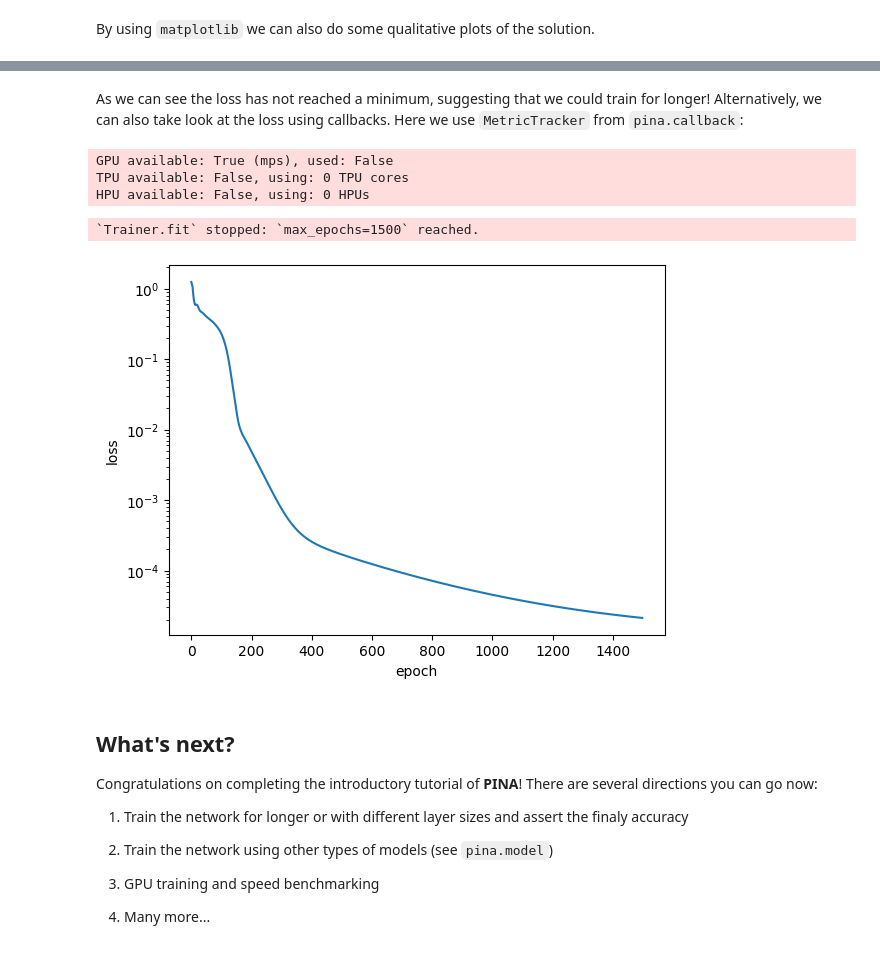
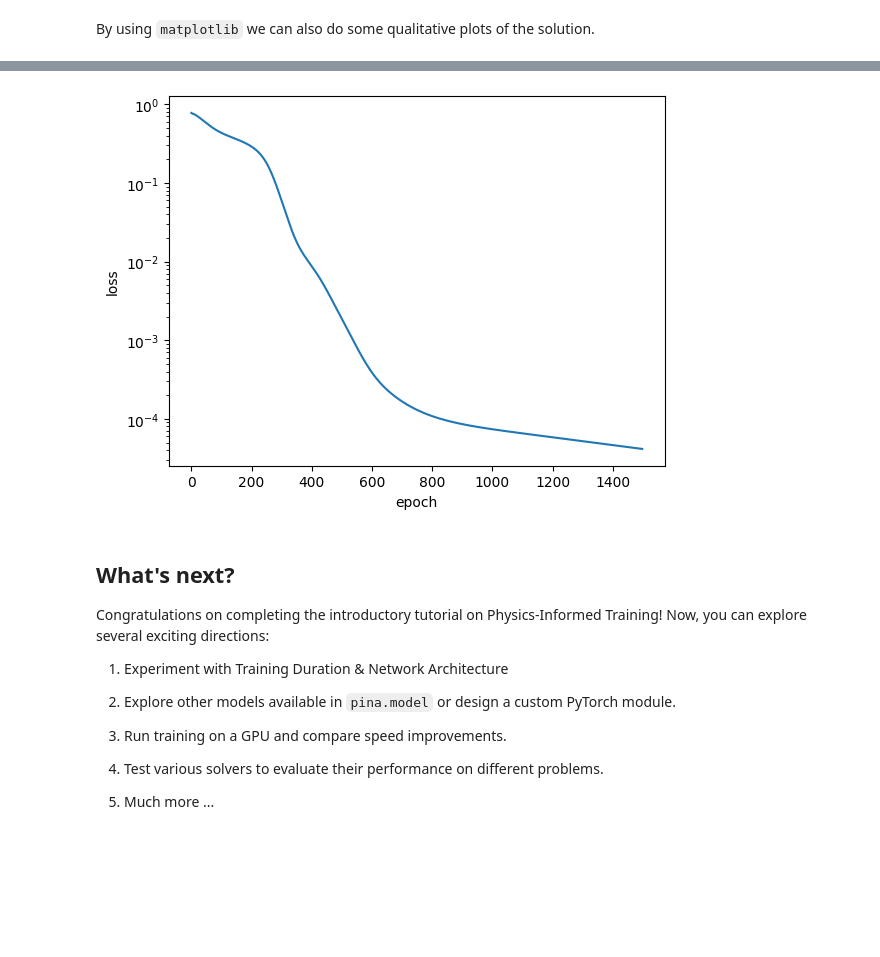
Before and after one commit to mathLab/PINA, a Jupyter notebook: tutorials/tutorial1/tutorial.ipynb, the cells around one changed output, grey strips where cells are left out. Cells and saved outputs as stored; diff of their text form; code cells hidden in the pictures; blank space fills up the shorter version.

Commit message:
update tutorials

```diff
--- a/tutorials/tutorial1/tutorial.ipynb
+++ b/tutorials/tutorial1/tutorial.ipynb
@@ -237,0 +148,4 @@ HPU available: False, using: 0 HPUs
+# %%
+# create the PINN object with RAdam Optimizer, notice that Optimizer need to
+# be wrapped with the pina.optim.TorchOptimizer class
+pinn = PINN(problem, model, TorchOptimizer(torch.optim.RAdam, lr=0.005))
@@ -278,61 +201,26 @@ Reusing TensorBoard on port 6007 (pid 55149), started 0:00:03 ago. (Use '!kill 5
-# %% [markdown]
-As we can see the loss has not reached a minimum, suggesting that we could train for longer! Alternatively, we can also take look at the loss using callbacks. Here we use `MetricTracker` from `pina.callback`:
 # %%
-from pina.callback import MetricTracker
-
-# create the model
-newmodel = FeedForward(
-    layers=[10, 10],
-    func=torch.nn.Tanh,
-    output_dimensions=len(problem.output_variables),
-    input_dimensions=len(problem.input_variables),
-)
-
-# create the PINN object
-newpinn = PINN(
-    problem, newmodel, optimizer=TorchOptimizer(torch.optim.Adam, lr=0.005)
-)
-
-# create the trainer
-newtrainer = Trainer(
-    solver=newpinn,
-    max_epochs=1500,
-    logger=True,  # enable parameter logging
-    callbacks=[MetricTracker()],
-    accelerator="cpu",
-    train_size=1.0,
-    test_size=0.0,
-    val_size=0.0,
-    enable_model_summary=False,
-)  # we train on CPU and avoid model summary at beginning of training (optional)
-
-# train
-newtrainer.train()
-
 # plot loss
-trainer_metrics = newtrainer.callbacks[0].metrics
+trainer_metrics = trainer.callbacks[0].metrics
 loss = trainer_metrics["train_loss"]
 epochs = range(len(loss))
 plt.plot(epochs, loss.cpu())
 # plotting
 plt.xlabel("epoch")
 plt.ylabel("loss")
 plt.yscale("log")
 # %% [output]
-GPU available: True (mps), used: False
-TPU available: False, using: 0 TPU cores
-HPU available: False, using: 0 HPUs
-`Trainer.fit` stopped: `max_epochs=1500` reached.
-[figure, old version]
+[figure, new version]
 # %% [markdown]
 ## What's next?
 
-Congratulations on completing the introductory tutorial of **PINA**! There are several directions you can go now:
+Congratulations on completing the introductory tutorial on Physics-Informed Training! Now, you can explore several exciting directions:
 
-1. Train the network for longer or with different layer sizes and assert the finaly accuracy
+1. Experiment with Training Duration & Network Architecture
 
-2. Train the network using other types of models (see `pina.model`)
+2. Explore other models available in `pina.model` or design a custom PyTorch module.
 
-3. GPU training and speed benchmarking
+3. Run training on a GPU and compare speed improvements.
 
-4. Many more...
+4. Test various solvers to evaluate their performance on different problems.
+
+5. Much more ...
```
Also changed, not shown: parts of 24 cells of this notebook, 13 other files.
